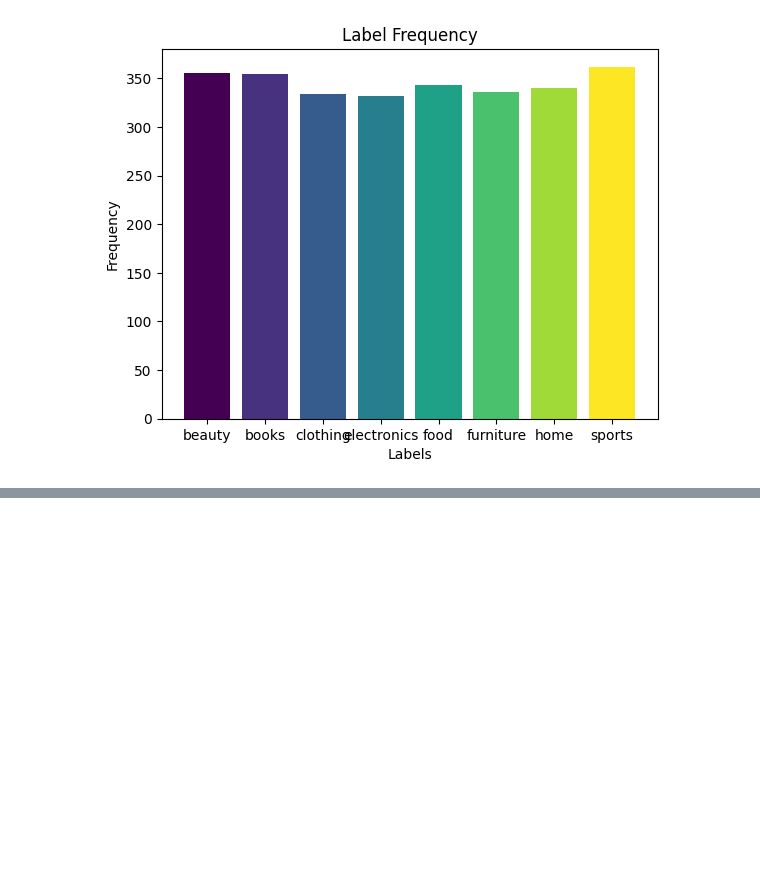
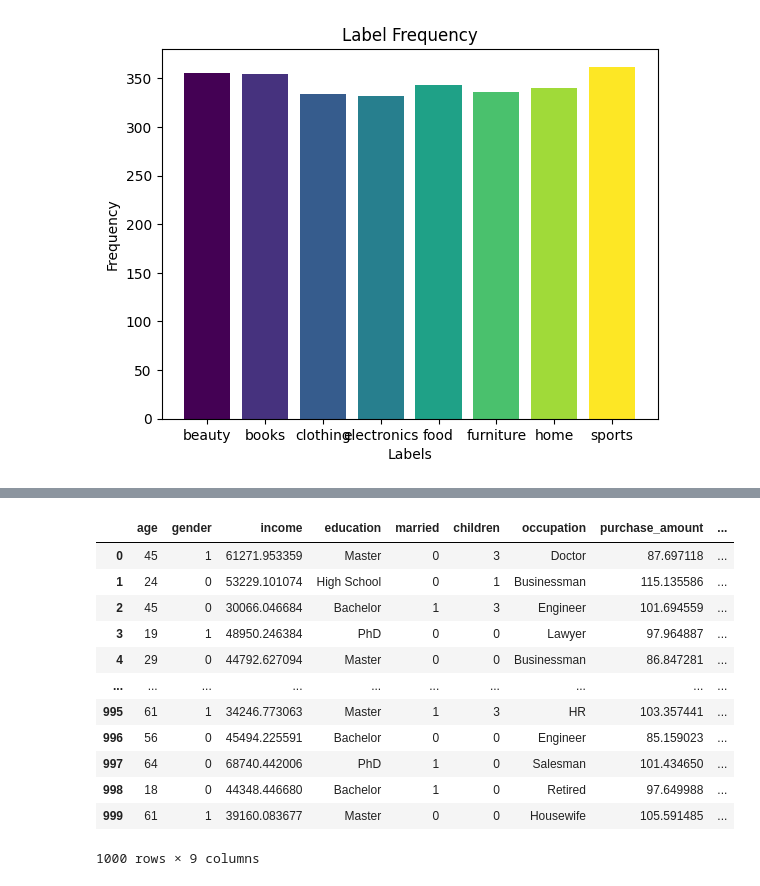
Before and after one commit to arghyawning/decision-tree-classifier, a Jupyter notebook: code.ipynb, the cells around one changed output, grey strips where cells are left out. Cells and saved outputs as stored; diff of their text form; code cells hidden in the pictures; blank space fills up the shorter version.

```diff
--- a/code.ipynb
+++ b/code.ipynb
@@ -48,0 +64,24 @@ plt.show()
+# %%
+
+# dropping the city column
+features=features.drop(features.columns[6], axis=1)
+
+# binarising the married and gender columns
+features['married'] = features['married'].astype(int)
+features['gender'] = features['gender'].map({'Male': 1, 'Female': 0})
+
+features
+# %% [output]
+|  | age | gender | income | education | married | children | occupation | purchase_amount | ... |
+| 0 | 45 | 1 | 61271.953359 | Master | 0 | 3 | Doctor | 87.697118 | ... |
+| 1 | 24 | 0 | 53229.101074 | High School | 0 | 1 | Businessman | 115.135586 | ... |
+| 2 | 45 | 0 | 30066.046684 | Bachelor | 1 | 3 | Engineer | 101.694559 | ... |
+| 3 | 19 | 1 | 48950.246384 | PhD | 0 | 0 | Lawyer | 97.964887 | ... |
+| 4 | 29 | 0 | 44792.627094 | Master | 0 | 0 | Businessman | 86.847281 | ... |
+| ... | ... | ... | ... | ... | ... | ... | ... | ... | ... |
+| 995 | 61 | 1 | 34246.773063 | Master | 1 | 3 | HR | 103.357441 | ... |
+| 996 | 56 | 0 | 45494.225591 | Bachelor | 0 | 0 | Engineer | 85.159023 | ... |
+| 997 | 64 | 0 | 68740.442006 | PhD | 1 | 0 | Salesman | 101.434650 | ... |
+| 998 | 18 | 0 | 44348.446680 | Bachelor | 1 | 0 | Retired | 97.649988 | ... |
+| 999 | 61 | 1 | 39160.083677 | Master | 0 | 0 | Housewife | 105.591485 | ... |
+1000 rows × 9 columns
```
Also changed, not shown: parts of 10 cells of this notebook, 1 other file.
